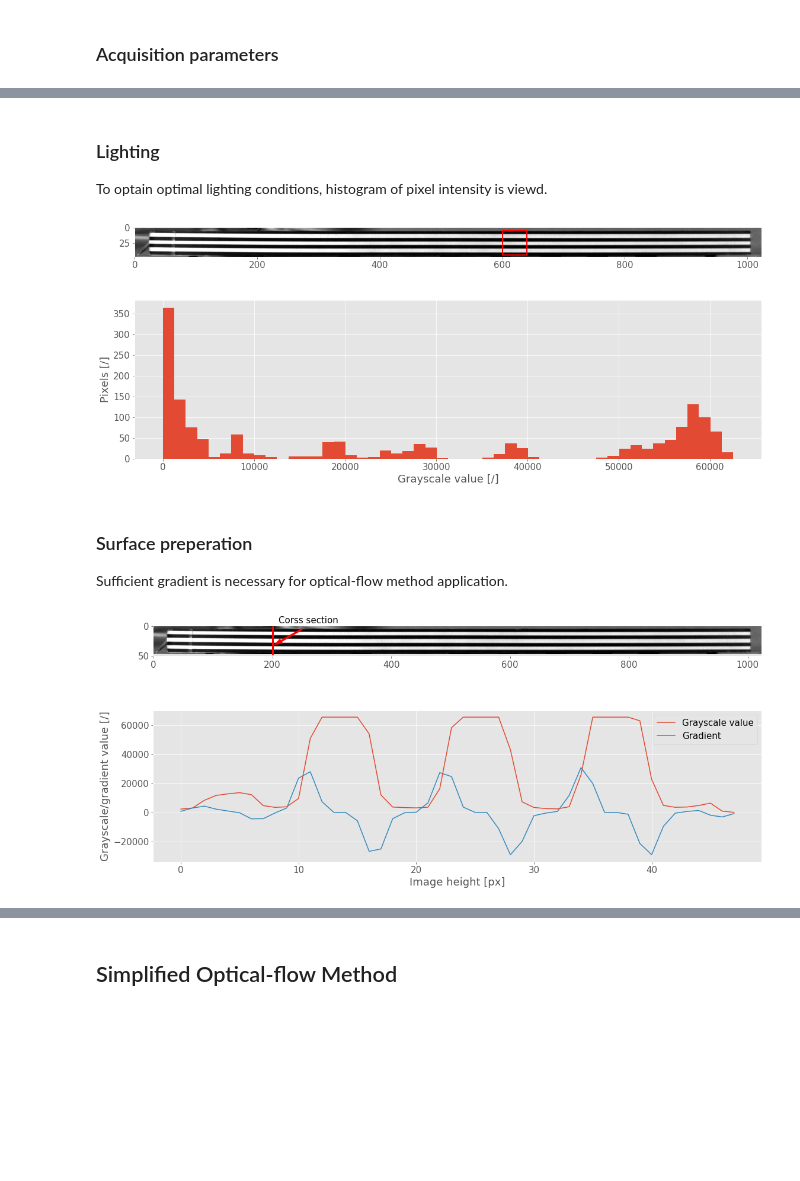
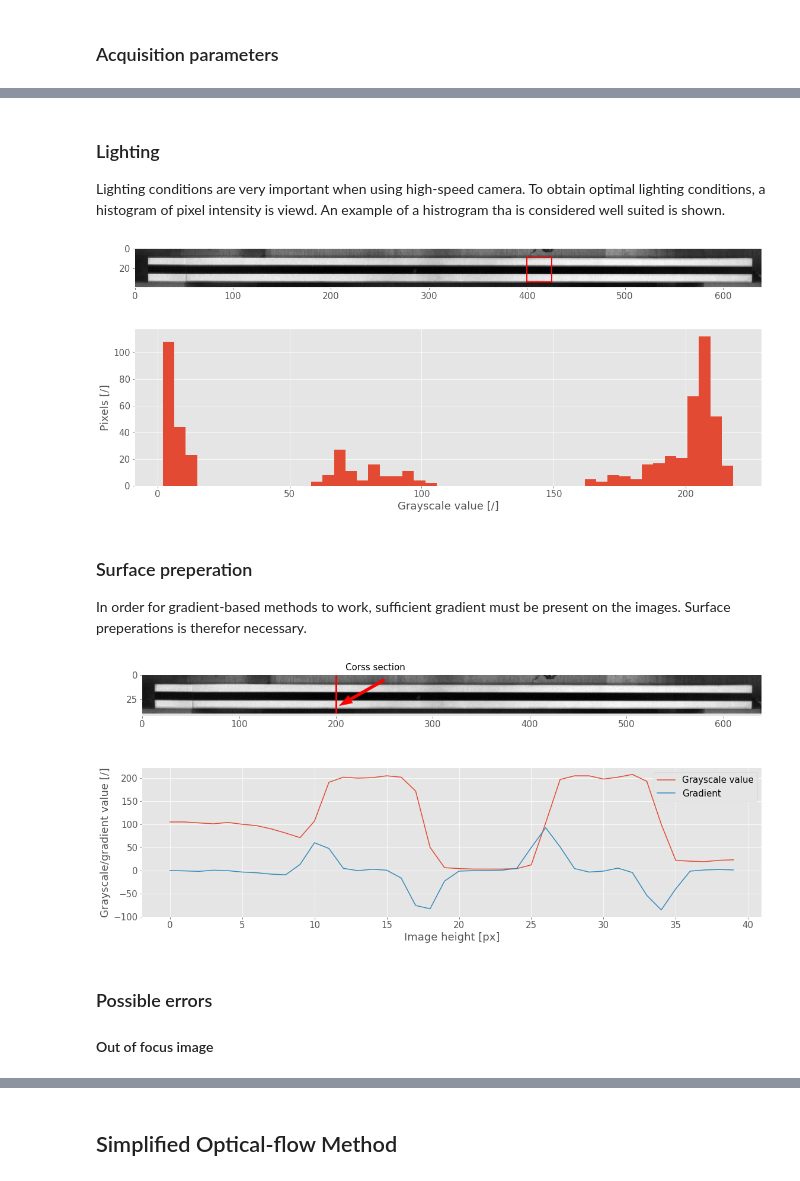
Before and after one commit to ladisk/ImageBasedModalAnalysisTutorial, a Jupyter notebook: ImageBasedModalAnalysisTutorial.ipynb, the cells around one changed output, grey strips where cells are left out. Saved outputs shown, nothing was run; the diff lists cells and outputs as text; code cells hidden in the pictures; blank space fills up the shorter version.

```diff
--- a/ImageBasedModalAnalysisTutorial.ipynb
+++ b/ImageBasedModalAnalysisTutorial.ipynb
@@ -77,0 +52,5 @@ qt()
+# %%
+cam_fname = r"data/camera.cih"
+cam_file = '.'.join(cam_fname.split('.')[:-1])
+cam_fname_force = r"data/camera.lvm"
+acc_fname = r"data/acceleration.lvm"
@@ -77,0 +59,2 @@ qt()
+# %%
+video = pyidc.pyIDC(cam_fname)
@@ -121,22 +107,23 @@ OrderedDict([('Date', '2018/10/2'),
 # %% [markdown]
 ### Lighting
-To optain optimal lighting conditions, histogram of pixel intensity is viewd.
+Lighting conditions are very important when using high-speed camera. To obtain optimal lighting conditions, a histogram of pixel intensity is viewd. An example of a histrogram tha is considered well suited is shown.
 # %%
-x0, y0, d = 600, 5, 40
-roi = mraw[0, y0:y0+d, x0:x0+d]
+x0 = 400
+y0, d = 9, 25
+roi = video.mraw[0, y0:y0+d, x0:x0+d]
 
 fig, ax = plt.subplots(2)
-ax[0].imshow(mraw[0], cmap='gray')
+ax[0].imshow(video.mraw[0], cmap='gray')
 ax[1].hist(roi.flatten(), bins=50);
 # Formating
 ax[0].add_patch(patches.Rectangle((x0, y0), d, d, fill=False, color='r', linewidth=2))
 ax[0].grid(False)
 ax[1].set_xlabel('Grayscale value [/]')
 ax[1].set_ylabel('Pixels [/]')
 plt.tight_layout()
 # %% [output]
-[figure, old version]
+[figure, new version]
-# %% [markdown]
-### Surface preperation
-Sufficient gradient is necessary for optical-flow method application.
+# %% [markdown]
+### Surface preperation
+In order for gradient-based methods to work, sufficient gradient must be present on the images. Surface preperations is therefor necessary.
 # %%
@@ -145,11 +132,11 @@ grad0, grad1 = np.gradient(mraw[0].astype(float))
 x0 = 200
 
 fig, ax = plt.subplots(2)
-ax[0].imshow(mraw[0], cmap='gray')
-ax[1].plot(mraw[0, :, x0], label='Grayscale value')
+ax[0].imshow(video.mraw[0], cmap='gray')
+ax[1].plot(video.mraw[0, :, x0], label='Grayscale value')
 ax[1].plot(grad0[:, x0], label='Gradient')
 # Formating
-ax[0].vlines(x0, 0, 48, colors='r', linewidth=3)
+ax[0].vlines(x0, 0, 40, colors='r', linewidth=3)
 ax[0].text(x0+10, -5, 'Corss section')
 ax[0].arrow(x0+50, 5, -35, 20, color='r', width=3)
 ax[0].grid(False)
@@ -158,4 +145,8 @@ ax[1].set_ylabel('Grayscale/gradient value [/]')
 plt.legend()
 plt.tight_layout()
 # %% [output]
-[figure, old version]
+[figure, new version]
+# %% [markdown]
+### Possible errors
+
+#### Out of focus image
```
Also changed, not shown: parts of 81 cells of this notebook, 10 other files.
